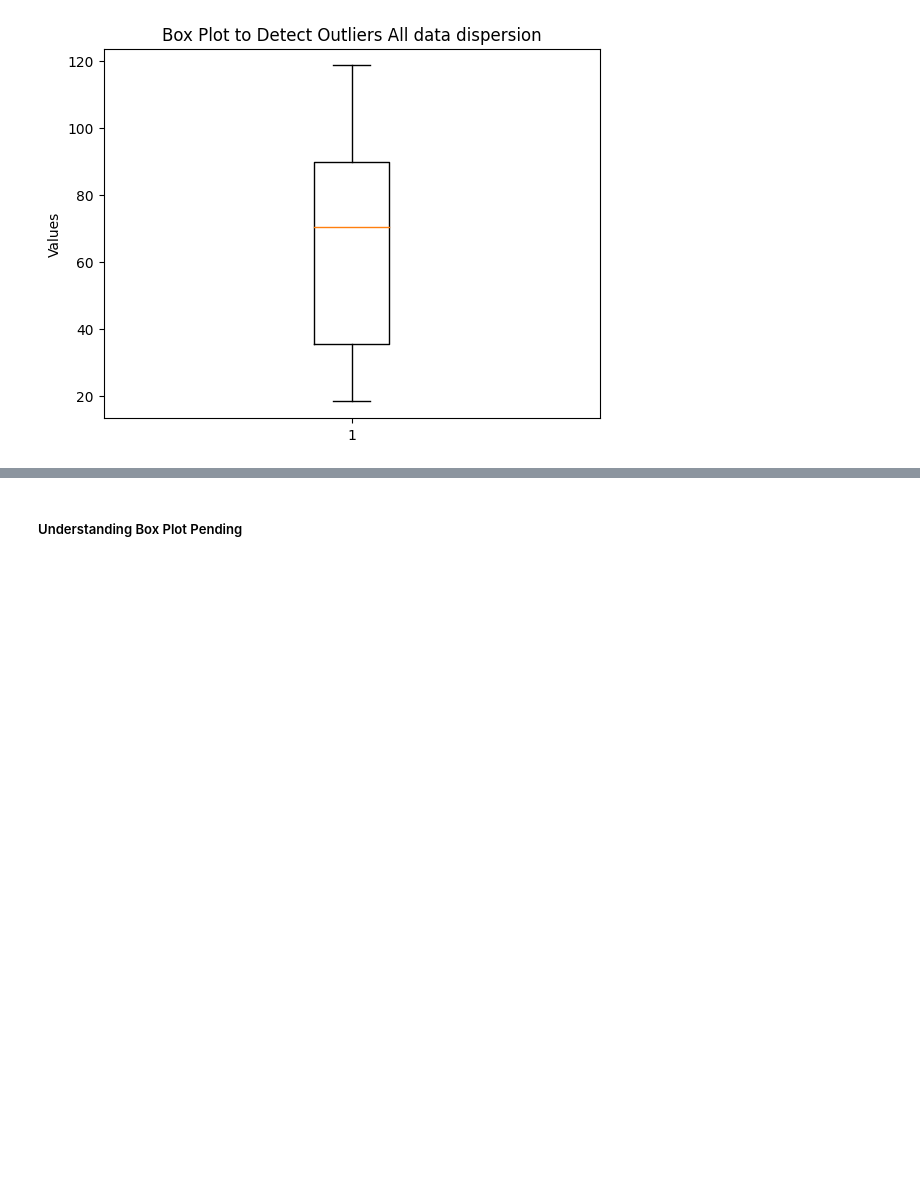
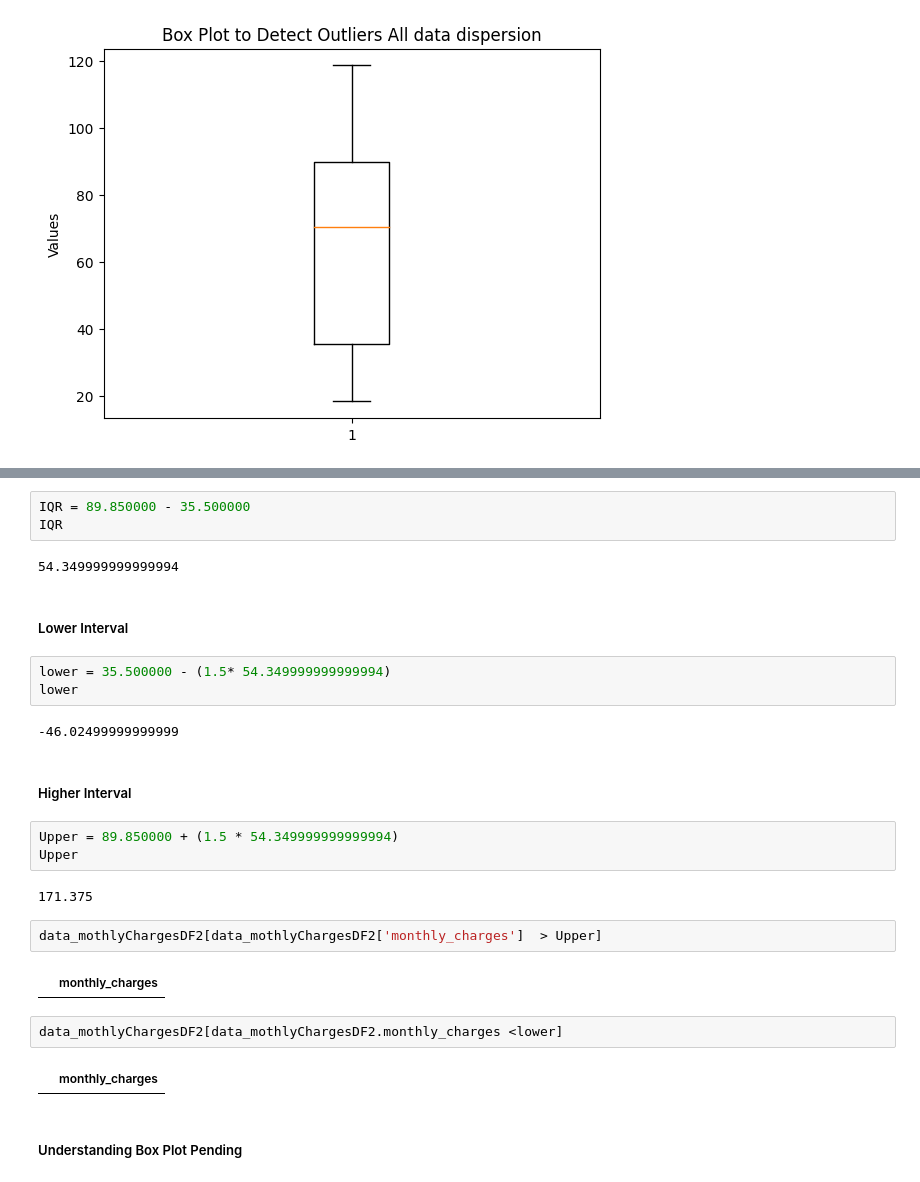
Before and after one commit to jdhova/Statistics-DataCleaning, a Jupyter notebook: MeanModeMedian.ipynb, the cells around one changed output, grey strips where cells are left out. Saved outputs shown, nothing was run; the diff lists cells and outputs as text; blank space fills up the shorter version.

```diff
--- a/MeanModeMedian.ipynb
+++ b/MeanModeMedian.ipynb
@@ -292,3 +331,30 @@ plt.show()
+# %%
+IQR = 89.850000 - 35.500000
+IQR
+# %% [output]
+54.349999999999994
+# %% [markdown]
+##### Lower Interval
+# %%
+lower = 35.500000 - (1.5* 54.349999999999994)
+lower
+# %% [output]
+-46.02499999999999
+# %% [markdown]
+##### Higher Interval
+# %%
+Upper = 89.850000 + (1.5 * 54.349999999999994)
+Upper
+# %% [output]
+171.375
+# %%
+data_mothlyChargesDF2[data_mothlyChargesDF2['monthly_charges']  > Upper]
+# %% [output]
+|  | monthly_charges |
+# %%
+data_mothlyChargesDF2[data_mothlyChargesDF2.monthly_charges <lower]
+# %% [output]
+|  | monthly_charges |
 # %% [markdown]
 ##### Understanding Box Plot Pending
 # %%
```
Also changed, not shown: parts of 5 cells of this notebook.
